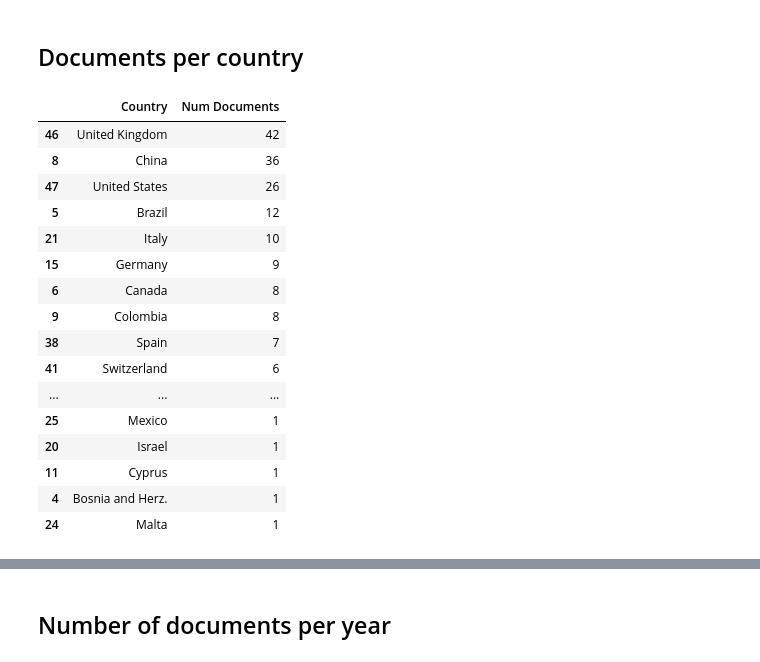
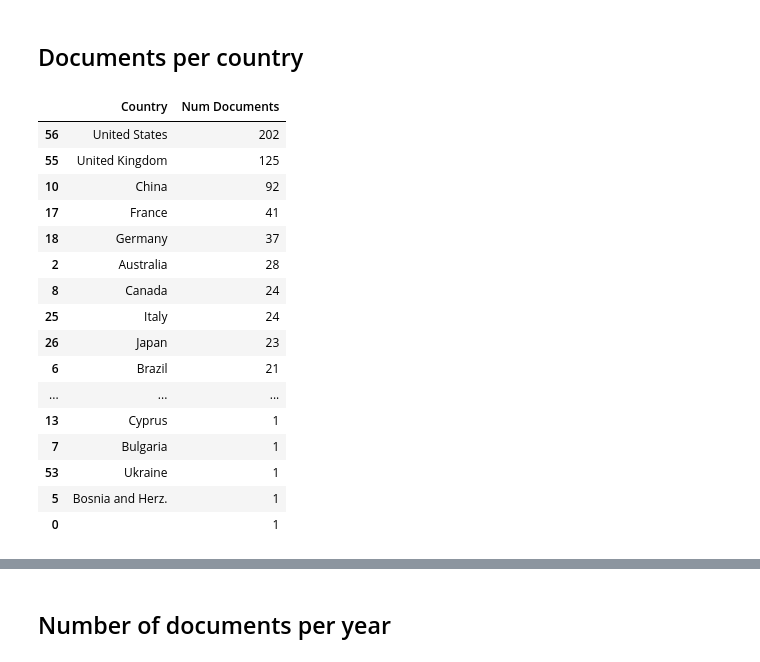
Before and after one commit to jdvelasq/techminer-old-deprecated, a Jupyter notebook: guide/tutorial/6-basic-analysis.ipynb, the cells around one changed output, grey strips where cells are left out. Cells and saved outputs as stored; diff of their text form; code cells hidden in the pictures.

```diff
--- a/guide/tutorial/6-basic-analysis.ipynb
+++ b/guide/tutorial/6-basic-analysis.ipynb
@@ -7,4 +5,7 @@ import pandas as pd
 # %%
-records = pd.read_json('demo-keywords.json', orient='records', lines=True)
+import pandas as pd
+from techminer import RecordsDataFrame
+records = pd.read_json('cleaned-records.json', orient='records', lines=True)
+rdf = RecordsDataFrame(records)
 # %% [markdown]
 ## Number of documents per document type
@@ -69,7 +67,7 @@ documents_by_term(records, 'Cited by')
 # %% [markdown]
 ## Number of authors per document
 # %%
-records['Num Authors'] = records['Author(s) ID'].map(lambda x: len(x.split(';')))
-documents_by_term(records, 'Num Authors')
+rdf['Num Authors'] = rdf['Author(s) ID'].map(lambda x: len(x.split(';')))
+rdf.documents_by_term('Num Authors')
 # %% [output]
 |  | Num Authors | Num Documents |
@@ -155,21 +159,21 @@ from techMiner import extractCountries
 # %%
-records['Country'] = records['Affiliations'].map(lambda x: extractCountries(x))
-documents_by_term(records, 'Country', sep=';')
+rdf['Country'] = records['Affiliations'].map(lambda x: extract_country(x, sep=';'))
+rdf.documents_by_term('Country', sep=';')
 # %% [output]
 |  | Country | Num Documents |
-| 46 | United Kingdom | 42 |
-| 8 | China | 36 |
-| 47 | United States | 26 |
-| 5 | Brazil | 12 |
-| 21 | Italy | 10 |
-| 15 | Germany | 9 |
-| 6 | Canada | 8 |
-| 9 | Colombia | 8 |
-| 38 | Spain | 7 |
-| 41 | Switzerland | 6 |
+| 56 | United States | 202 |
+| 55 | United Kingdom | 125 |
+| 10 | China | 92 |
+| 17 | France | 41 |
+| 18 | Germany | 37 |
+| 2 | Australia | 28 |
+| 8 | Canada | 24 |
+| 25 | Italy | 24 |
+| 26 | Japan | 23 |
+| 6 | Brazil | 21 |
 | ... | ... | ... |
-| 25 | Mexico | 1 |
-| 20 | Israel | 1 |
-| 11 | Cyprus | 1 |
-| 4 | Bosnia and Herz. | 1 |
-| 24 | Malta | 1 |
+| 13 | Cyprus | 1 |
+| 7 | Bulgaria | 1 |
+| 53 | Ukraine | 1 |
+| 5 | Bosnia and Herz. | 1 |
+| 0 |  | 1 |
```
Also changed, not shown: parts of 38 cells of this notebook, 8 other files.
